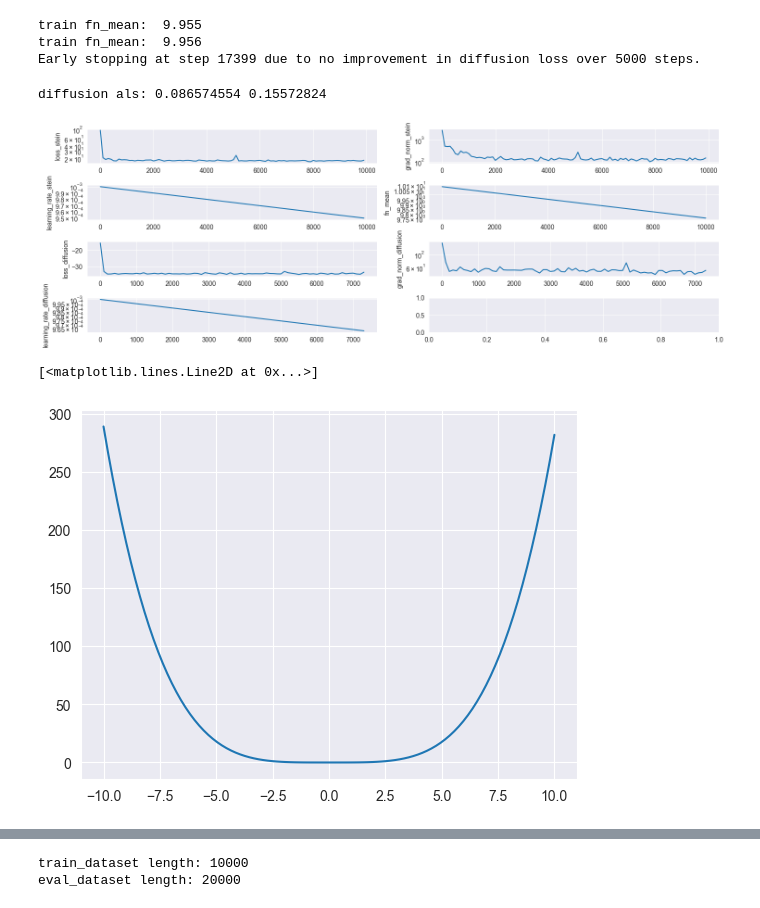
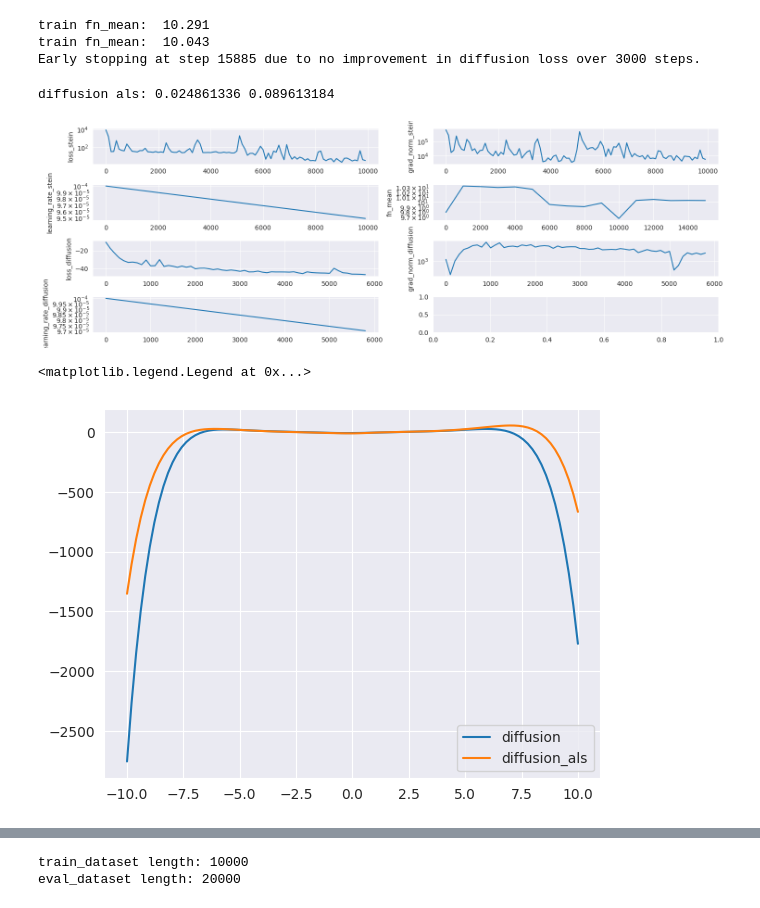
Before and after one commit to kkorolev1/mcmc-control-variates, a Jupyter notebook: diffcv.ipynb, the cells around one changed output, grey strips where cells are left out. Drawn from its saved outputs; the diff is of its cells as text; code cells hidden in the pictures.

Commit message:
fix step fn for als trainer

```diff
--- a/diffcv.ipynb
+++ b/diffcv.ipynb
@@ -64,7 +67,7 @@ true_pi = (dist.mean ** 2).sum() + dist.variance.sum()
 
 print(f"true pi(f) = {true_pi: .3f}")
 
-sampler = ULASampler(
+sampler = MALASampler(
     log_prob=log_prob,
     dim=DIST_DIM,
     n_samples=SAMPLER_N_SAMPLES,
@@ -173,10 +177,10 @@ def train_als_model(
     ):
 
     key, subkey = jax.random.split(key)
-    model = CVMLP(in_size=dist_dim, depth=3, width_size=64, activation=jax.nn.elu, key=subkey)
+    model = CVMLP(in_size=dist_dim, depth=3, width_size=64, activation=requ, key=subkey)
 
     key, subkey = jax.random.split(key)
-    model = init_linear(model, key, he_uniform_init, zero_init)
+    model = init_linear(model, key, xavier_uniform_init, zero_init)
 
     scheduler_diffusion = optax.exponential_decay(init_value=lr, transition_steps=20_000, decay_rate=0.9)
     optimizer_diffusion = optax.inject_hyperparams(optax.adam)(learning_rate=scheduler_diffusion)
@@ -237,7 +241,7 @@ eval_dataset length: 20000
 logger = Logger()
 
 rng, key = jax.random.split(rng)
-model = train_model(
+model_diffusion = train_model(
     key=key,
     dist_dim=DIST_DIM,
     fn=fn,
@@ -256,7 +260,7 @@ model = train_model(
 
 plot_log_results(logger)
 
-generator = ScalarGenerator(grad_log_prob, model)
+generator = ScalarGenerator(grad_log_prob, model_diffusion)
 fn_with_cv = lambda x: fn(x) + generator(x)
 
 rng, key = jax.random.split(rng)
@@ -277,24 +281,24 @@ plt.plot(x, jax.vmap(model)(x.reshape(-1, DIST_DIM)))
 logger = Logger()
 
 rng, key = jax.random.split(rng)
-model = train_als_model(
+model_diffusion_als = train_als_model(
     key=key,
     dist_dim=DIST_DIM,
     fn=fn,
     grad_log_prob=grad_log_prob,
     train_dataloader=train_dataloader,
     eval_dataloader=eval_dataloader,
-    lr=1e-3,
-    n_steps=120_000,
+    lr=1e-4,
+    n_steps=30_000,
     switch_steps=5_000,
-    patience=5_000,
-    eval_every_n_steps=10_000,
+    patience=3_000,
+    eval_every_n_steps=1_000,
     logger=logger
 )
 
 plot_log_results(logger)
 
-generator = ScalarGenerator(grad_log_prob, model)
+generator = ScalarGenerator(grad_log_prob, model_diffusion_als)
 fn_with_cv = lambda x: fn(x) + generator(x)
 
 rng, key = jax.random.split(rng)
@@ -302,17 +306,19 @@ diffusion_estimates = Estimator(fn_with_cv, sampler)(key, n_chains=N_CHAINS, n_e
 
 print("diffusion als:", Estimator.bias(true_pi, diffusion_estimates), Estimator.std(diffusion_estimates))
 # %% [output]
-train fn_mean:  9.955
-train fn_mean:  9.956
-Early stopping at step 17399 due to no improvement in diffusion loss over 5000 steps.
+train fn_mean:  10.291
+train fn_mean:  10.043
+Early stopping at step 15885 due to no improvement in diffusion loss over 3000 steps.
-diffusion als: 0.086574554 0.15572824
+diffusion als: 0.024861336 0.089613184
-[figure, old version]
+[figure, new version]
 # %%
 x = jnp.linspace(-10., 10., 100)
-plt.plot(x, jax.vmap(model)(x.reshape(-1, DIST_DIM)))
+plt.plot(x, jax.vmap(model_diffusion)(x.reshape(-1, DIST_DIM)))
+plt.plot(x, jax.vmap(model_diffusion_als)(x.reshape(-1, DIST_DIM)))
+plt.legend(["diffusion", "diffusion_als"])
 # %% [output]
-[<matplotlib.lines.Line2D at 0x...>]
+<matplotlib.legend.Legend at 0x...>
-[figure, old version]
+[figure, new version]
 # %%
 logger = Logger()
 
```
Also changed, not shown: parts of 9 cells of this notebook, 1 other file.
